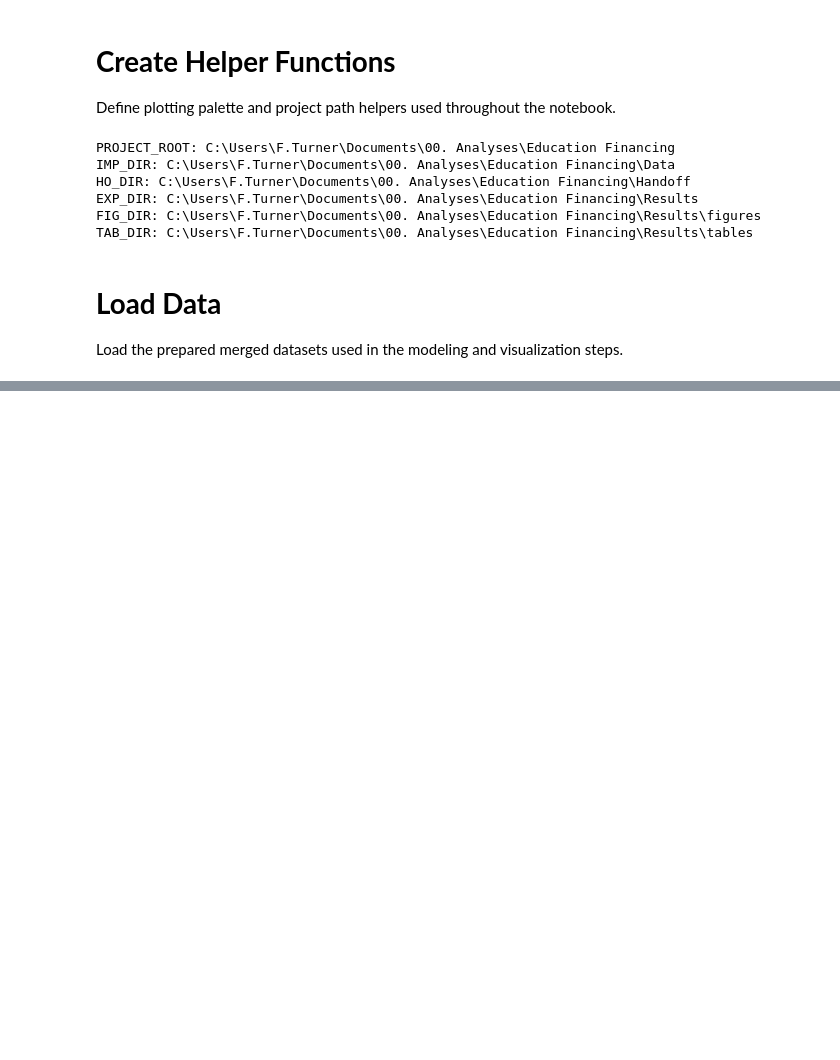
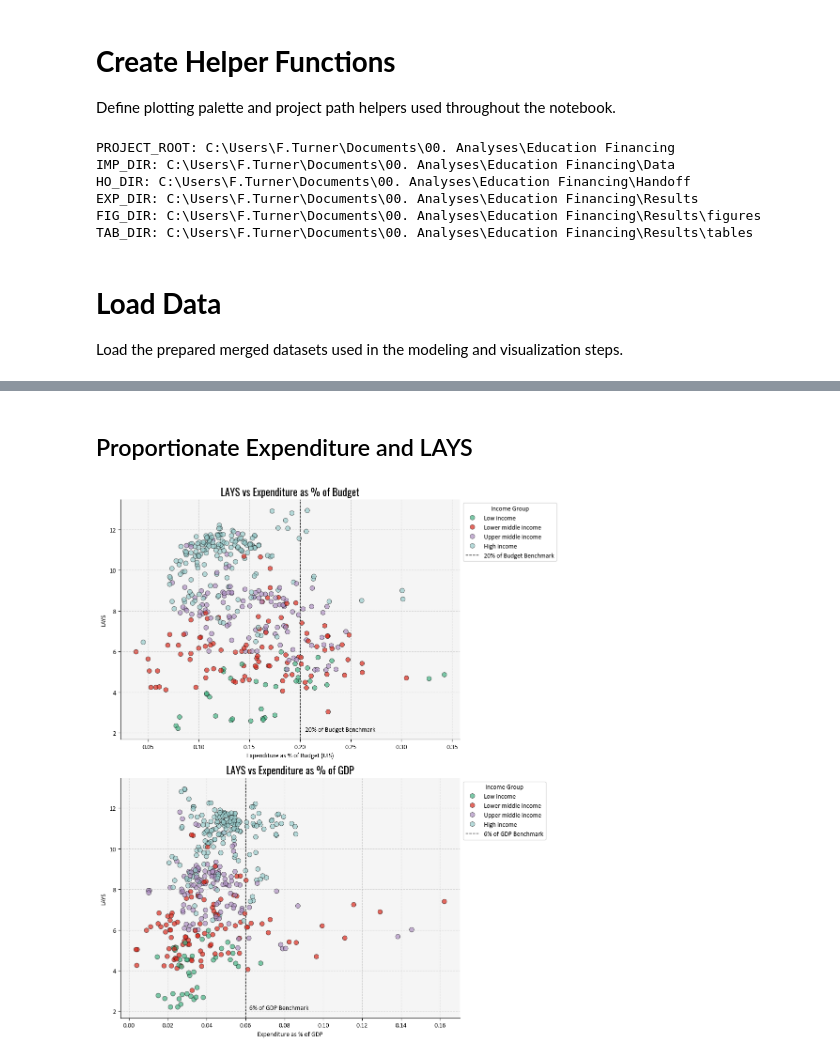
Before and after one commit to fergal-turner/ed_financing, a Jupyter notebook: Code/Data Analysis/02. Changes over time.ipynb, the cells around one changed output, grey strips where cells are left out. Cells and saved outputs as stored; diff of their text form; code cells hidden in the pictures; blank space fills up the shorter version.

```diff
--- a/Code/Data Analysis/02. Changes over time.ipynb
+++ b/Code/Data Analysis/02. Changes over time.ipynb
@@ -92,0 +675,57 @@ lays_panels = pd.read_csv(IMP_DIR / "lays_panels.csv")
+# %% [markdown]
+## Proportionate Expenditure and LAYS
+# %%
+fig, ax = plt.subplots(2, 1, figsize=(10, 12))
+
+work = df.copy()
+
+sns.scatterplot(data=work, x="expenditure_pctbudget_uis", y="lays",
+                hue="income_group",
+                palette={"Low income": sc_colors['green'],
+                         "Lower middle income": sc_colors['red'],
+                         "Upper middle income": sc_colors['purple'],
+                         "High income": sc_colors['blue']},
+                edgecolor='black',
+                alpha=0.7,
+                s=50,
+                ax=ax[0])
+
+ax[0].axvline(x=.2, color='black', linestyle='--', lw=1, label="20% of Budget Benchmark", zorder=0)
+ax[0].text(0.205, 2, "20% of Budget Benchmark", verticalalignment='bottom', fontsize=10)
+
+ax[0].set_title("LAYS vs Expenditure as % of Budget", fontsize=16, fontname='Oswald')
+ax[0].set_xlabel("Expenditure as % of Budget (UIS)")
+ax[0].set_ylabel("LAYS")
+ax[0].legend(title="Income Group", loc='upper left', bbox_to_anchor=(1, 1))
+ax[0].grid(True, linestyle='--', alpha=0.5)
+ax[0].set_facecolor('whitesmoke')
+ax[0].spines[['top', 'right']].set_visible(False)
+
+
+sns.scatterplot(data=work, x="expenditure_pctgdp", y="lays",
+                hue="income_group",
+                palette={"Low income": sc_colors['green'],
+                         "Lower middle income": sc_colors['red'],
+                         "Upper middle income": sc_colors['purple'],
+                         "High income": sc_colors['blue']},
+                edgecolor='black',
+                alpha=0.7,
+                s=50,
+                ax=ax[1])
+
+ax[1].axvline(x=.06, color='black', linestyle='--', lw=1, label="6% of GDP Benchmark", zorder=0)
+ax[1].text(0.062, 2, "6% of GDP Benchmark", verticalalignment='bottom', fontsize=10)
+
+ax[1].set_title("LAYS vs Expenditure as % of GDP", fontsize=16, fontname='Oswald')
+ax[1].set_xlabel("Expenditure as % of GDP")
+ax[1].set_ylabel("LAYS")
+ax[1].legend(title="Income Group", loc='upper left', bbox_to_anchor=(1, 1)).set_visible(True)
+ax[1].grid(True, linestyle='--', alpha=0.5)
+ax[1].set_facecolor('whitesmoke')
+ax[1].spines[['top', 'right']].set_visible(False)
+
+plt.savefig(FIG_DIR / "lays_vs_expenditure_pctbudget_and_pctgdp.png", dpi=300, bbox_inches="tight")
+
+plt.tight_layout()
+# %% [output]
+[figure, added]
```
Also changed, not shown: parts of 31 cells of this notebook, 5 other files.
